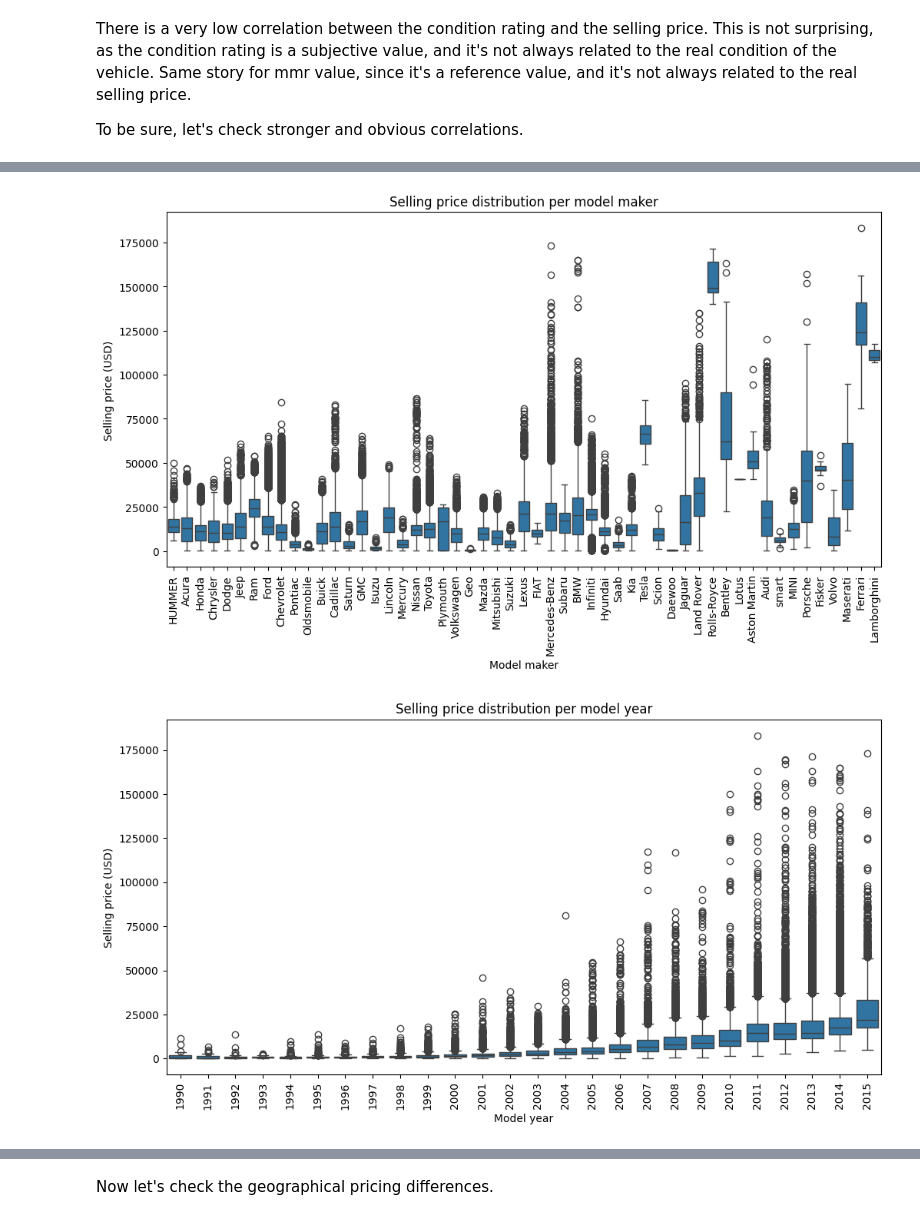
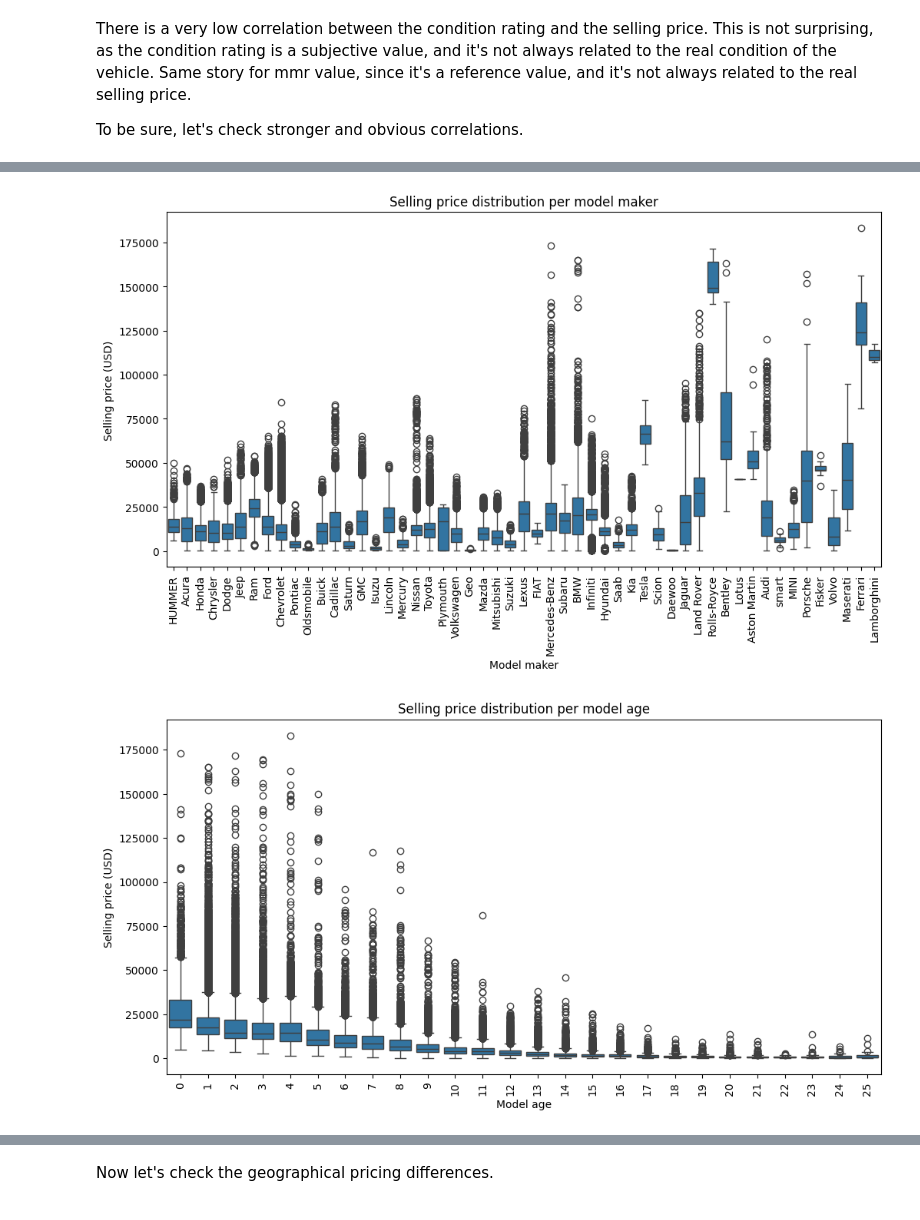
Before and after one commit to wizard86pz/cars_sales_us, a Jupyter notebook: ETL_cars.ipynb, the cells around one changed output, grey strips where cells are left out. Cells and saved outputs as stored; diff of their text form; code cells hidden in the pictures.

```diff
--- a/ETL_cars.ipynb
+++ b/ETL_cars.ipynb
@@ -765,24 +765,24 @@ Possible Reports:
 # %%
 #let's export the dataframe to a csv file
 df_clean.to_csv(os.getcwd() + '/clean_data/cars_clean.csv', index=False)
 
 #let's create some graph with selling price ditribution per maker and model year
-list_var = ['maker','my']
+list_var = ['maker','age_years']
 
 for i in list_var:
     plt.figure(figsize=(12,6))
     sns.boxplot(data=df_clean, x=i, y='selling_price')
-    if i == 'my':
-        plt.title(f'Selling price distribution per model year')
-        plt.xlabel('Model year')
-        plt.ylabel('Selling price (USD)')
-    else:
+    if i == 'maker':
         plt.title(f'Selling price distribution per model maker')
         plt.xlabel('Model maker')
         plt.ylabel('Selling price (USD)')
+    else:
+        plt.title(f'Selling price distribution per model age')
+        plt.xlabel('Model age')
+        plt.ylabel('Selling price (USD)')
     plt.xticks(rotation=90)
     plt.show()
 # %% [output]
 [figure]
-[figure, old version]
+[figure, new version]
 # %% [markdown]
```
Also changed, not shown: parts of 12 cells of this notebook.
